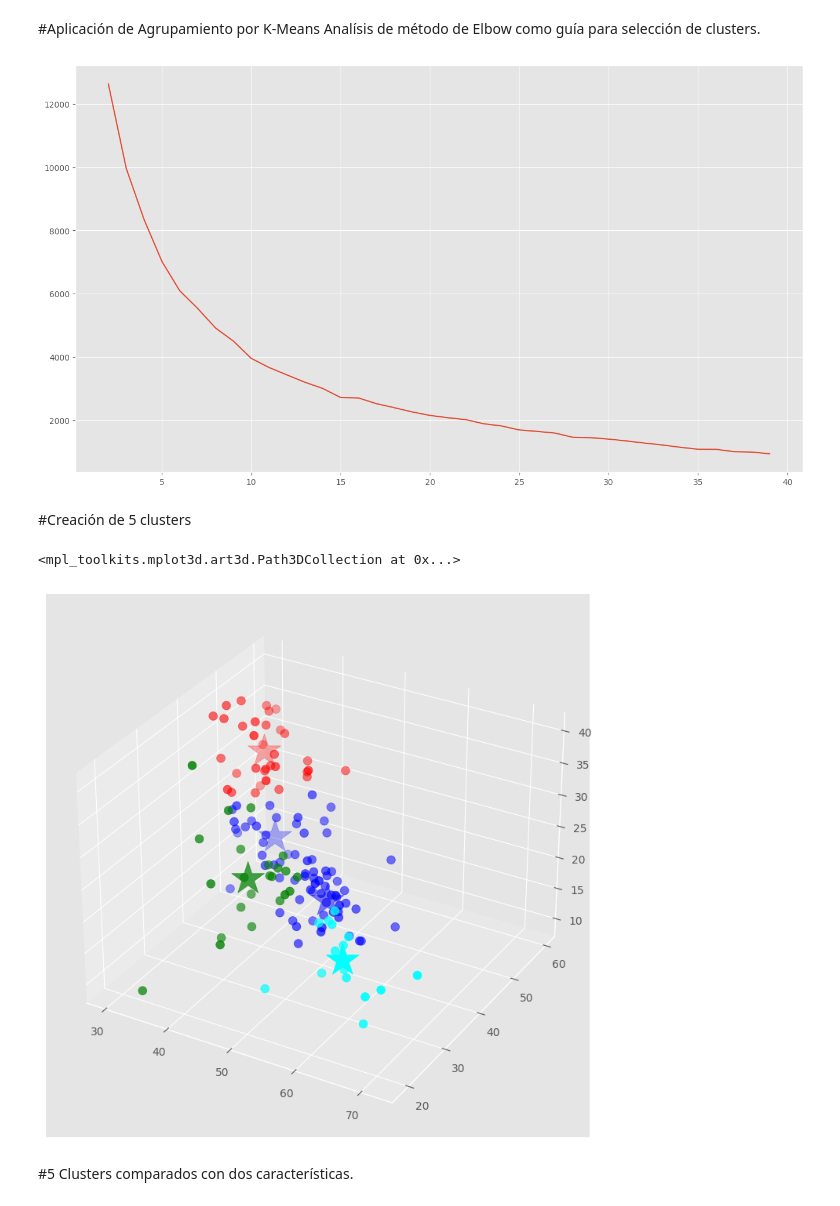
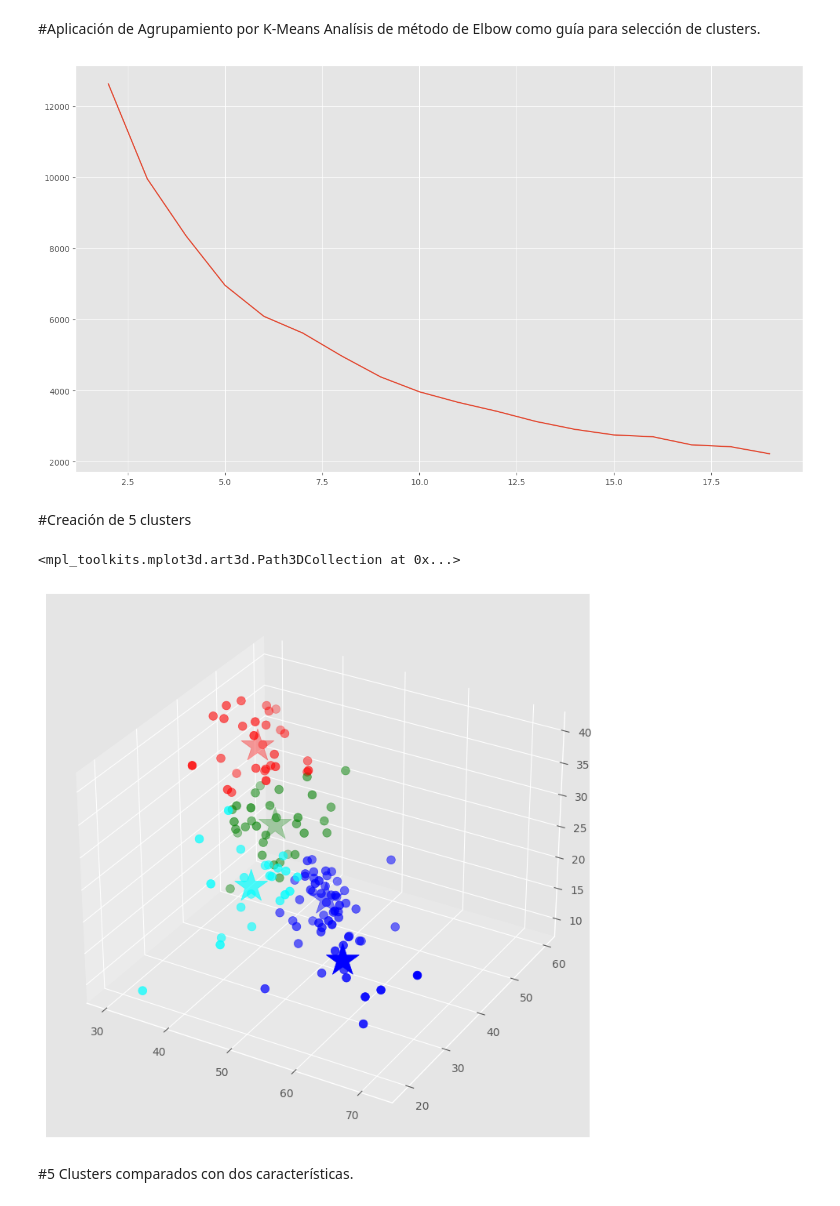
Before and after one commit to Yahred/evolutionary-computation, a Jupyter notebook: Clustering.ipynb, the cells around one changed output. Saved outputs shown, nothing was run; the diff lists cells and outputs as text; code cells hidden in the pictures.

```diff
--- a/Clustering.ipynb
+++ b/Clustering.ipynb
@@ -29,7 +29,7 @@ Este bloque se encarga de cargar los datos apuntando a la ruta de almacenamiento
 
 Pandas puede manejar archivos csv, excel, json, SQL, etc.
 # %%
-ruta_archivo = "analisis_twitter.csv"
+ruta_archivo = "data/analisis_twitter.csv"
 datos_twitter = pd.read_csv(ruta_archivo)
 # %% [markdown]
 #Visualizar primeras cinco filas de los datos.
@@ -143,15 +143,15 @@ Analísis de método de Elbow como guía para selección de clusters.
 # %%
 wcss = []
 
-for i in range(2, 80):
+for i in range(2, 20):
   kmeans = KMeans(n_clusters=i, init='k-means++', max_iter=300, n_init=10)
   kmeans.fit(X)
   wcss.append(kmeans.inertia_)
 # %%
-plt.plot(range(2, 40), wcss)
+plt.plot(range(2, 20), wcss)
 plt.show()
 # %% [output]
-[figure, old version]
+[figure, new version]
 # %% [markdown]
 #Creación de 5 clusters
 # %%
@@ -170,6 +170,6 @@ ax.scatter(X[:, 0], X[:, 1], X[:, 2], c=asignar_5, s=60)
 ax.scatter(C_5[:, 0], C_5[:, 1], C_5[:, 2], marker='*', c=colores_5, s=1000)
 # %% [output]
 <mpl_toolkits.mplot3d.art3d.Path3DCollection at 0x...>
-[figure, old version]
+[figure, new version]
 # %% [markdown]
 #5 Clusters comparados con dos características.
```
Also changed, not shown: parts of 4 cells of this notebook, 1 other file.
